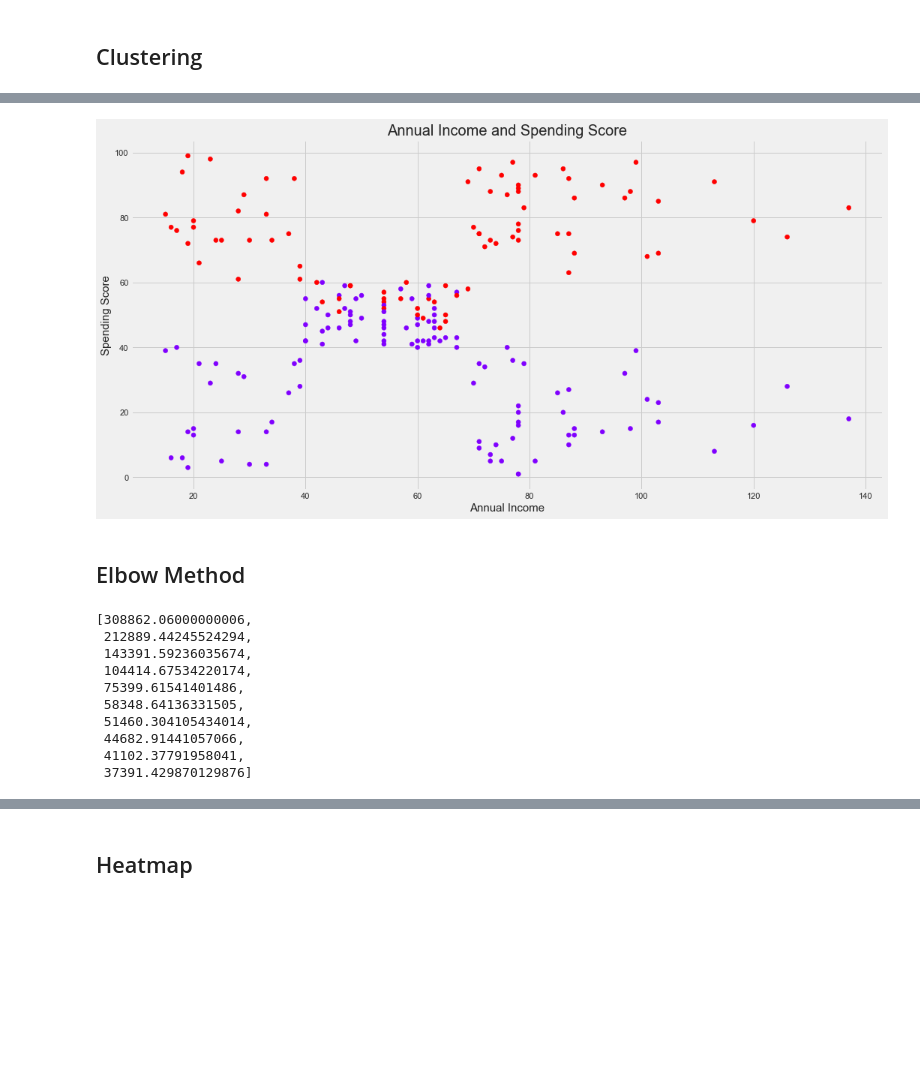
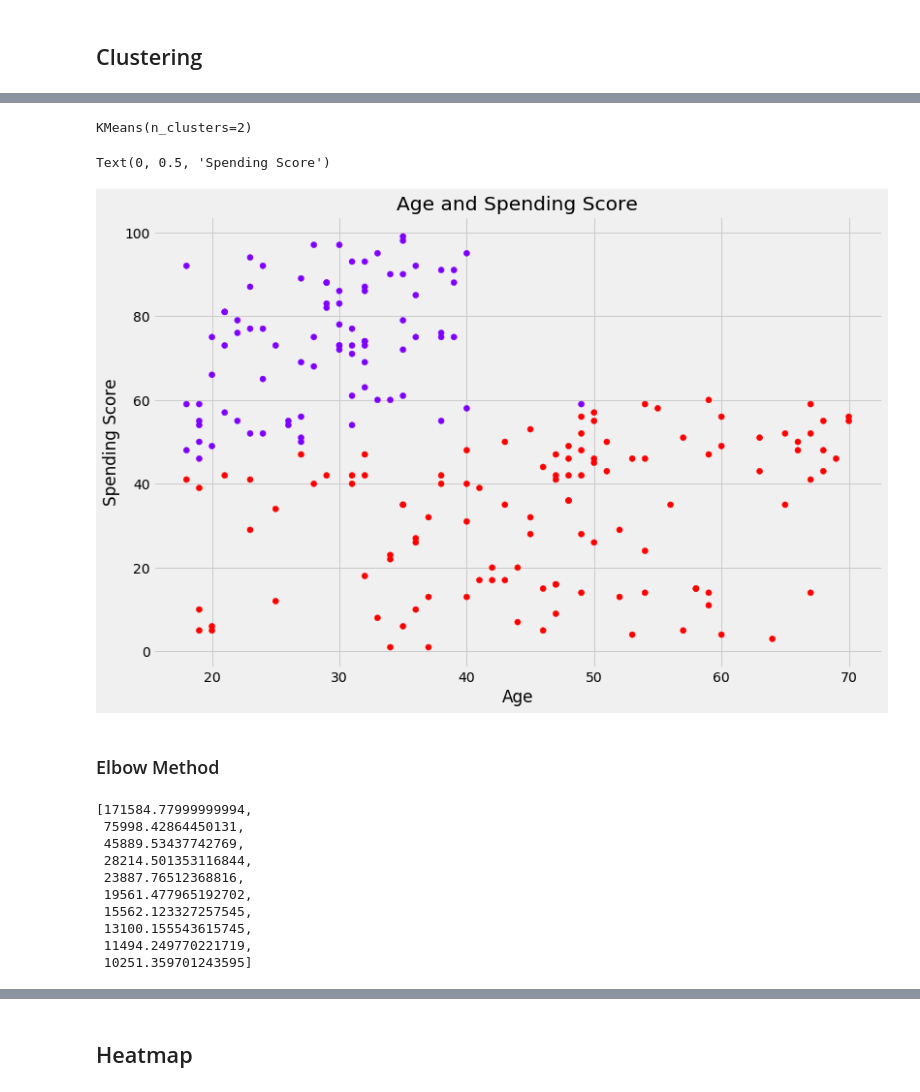
Before and after one commit to plolla/Mall-Customer-Segmentation, a Jupyter notebook: Mall Customer Segmentation.ipynb, the cells around one changed output, grey strips where cells are left out. Cells and saved outputs as stored; diff of their text form; code cells hidden in the pictures; blank space fills up the shorter version.

```diff
--- a/Mall Customer Segmentation.ipynb
+++ b/Mall Customer Segmentation.ipynb
@@ -234,0 +222,3 @@ clusters['cluster_pred'] = kmeans.fit_predict(X)
+# %%
+X1 = data.drop(columns = ['Annual Income (k$)', 'CustomerID'], axis = 1)
+X1
@@ -235,15 +239,24 @@ clusters['cluster_pred'] = kmeans.fit_predict(X)
+# %%
+kmeans_x1 = KMeans(2)
+kmeans_x1.fit(X1)
+# %% [output]
+KMeans(n_clusters=2)
+# %%
+clusters_x1 = X1.copy()
+
+clusters_x1['cluster_pred_2'] = kmeans_x1.predict(X1)
 # %%
-plt.figure(1, figsize = (16,8))
-plt.scatter(clusters['Annual Income (k$)'], clusters['Spending Score (1-100)'],
-            c = clusters['cluster_pred'], cmap = 'rainbow')
-plt.title('Annual Income and Spending Score', fontsize = 20)
-plt.xlabel('Annual Income', fontsize = 15)
-plt.ylabel('Spending Score', fontsize = 15)
-plt.show()
+plt.figure(1, figsize = (12,8))
+plt.scatter(clusters_x1['Age'], clusters_x1['Spending Score (1-100)'],
+           c = clusters_x1['cluster_pred_2'], cmap = 'rainbow')
+plt.title('Age and Spending Score')
+plt.xlabel('Age')
+plt.ylabel('Spending Score')
 # %% [output]
+Text(0, 0.5, 'Spending Score')
-[figure, old version]
+[figure, new version]
 # %% [markdown]
-## Elbow Method
+### Elbow Method
 # %%
 wcss = []
 # 'cl_num' is a that keeps track the highest number of clusters we want to use the WCSS method for.
@@ -251,20 +264,20 @@ wcss = []
 cl_num = 11
 for i in range (1,cl_num):
     kmeans = KMeans(i)
-    kmeans.fit(X)
+    kmeans.fit(X1)
     wcss.append(kmeans.inertia_)
 wcss
 # %% [output]
-[308862.06000000006,
- 212889.44245524294,
- 143391.59236035674,
- 104414.67534220174,
- 75399.61541401486,
- 58348.64136331505,
- 51460.304105434014,
- 44682.91441057066,
- 41102.37791958041,
- 37391.429870129876]
+[171584.77999999994,
+ 75998.42864450131,
+ 45889.53437742769,
+ 28214.501353116844,
+ 23887.76512368816,
+ 19561.477965192702,
+ 15562.123327257545,
+ 13100.155543615745,
+ 11494.249770221719,
+ 10251.359701243595]
 # %%
 # Plotting the elbow graph
 plt.figure(1, figsize = (12,8))
```
Also changed, not shown: parts of 48 cells of this notebook.
